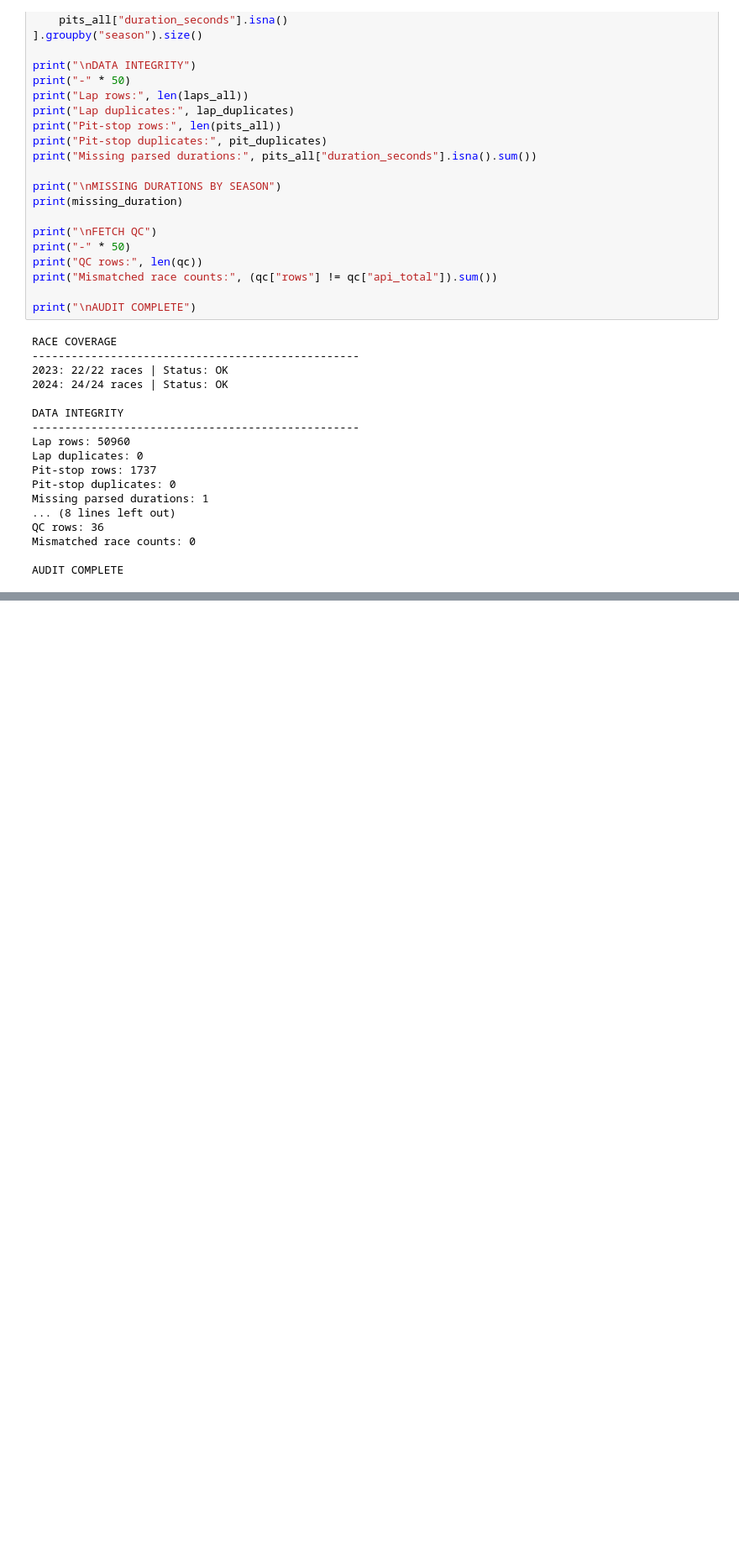
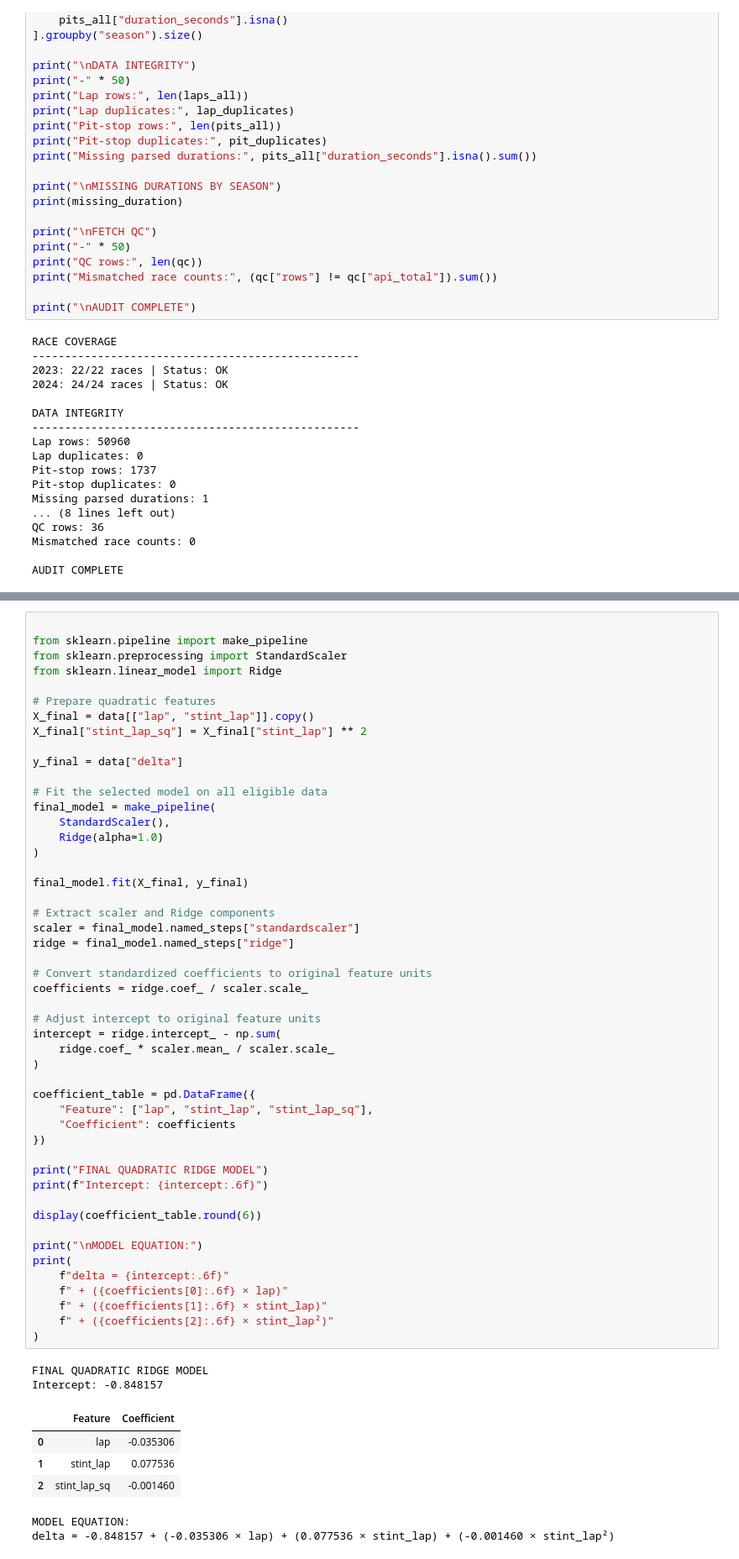
Before and after one commit to ajmanipriyancy/f1-race-strategy, a Jupyter notebook: notebooks/04_data_expansion_and_model_interpretation.ipynb, the cells around one changed output, grey strips where cells are left out. Shown at 84% size. Drawn from its saved outputs; the diff is of its cells as text; blank space fills up the shorter version.

```diff
--- a/notebooks/04_data_expansion_and_model_interpretation.ipynb
+++ b/notebooks/04_data_expansion_and_model_interpretation.ipynb
@@ -608,0 +2038,58 @@ AUDIT COMPLETE
+# %%
+
+from sklearn.pipeline import make_pipeline
+from sklearn.preprocessing import StandardScaler
+from sklearn.linear_model import Ridge
+
+# Prepare quadratic features
+X_final = data[["lap", "stint_lap"]].copy()
+X_final["stint_lap_sq"] = X_final["stint_lap"] ** 2
+
+y_final = data["delta"]
+
+# Fit the selected model on all eligible data
+final_model = make_pipeline(
+    StandardScaler(),
+    Ridge(alpha=1.0)
+)
+
+final_model.fit(X_final, y_final)
+
+# Extract scaler and Ridge components
+scaler = final_model.named_steps["standardscaler"]
+ridge = final_model.named_steps["ridge"]
+
+# Convert standardized coefficients to original feature units
+coefficients = ridge.coef_ / scaler.scale_
+
+# Adjust intercept to original feature units
+intercept = ridge.intercept_ - np.sum(
+    ridge.coef_ * scaler.mean_ / scaler.scale_
+)
+
+coefficient_table = pd.DataFrame({
+    "Feature": ["lap", "stint_lap", "stint_lap_sq"],
+    "Coefficient": coefficients
+})
+
+print("FINAL QUADRATIC RIDGE MODEL")
+print(f"Intercept: {intercept:.6f}")
+
+display(coefficient_table.round(6))
+
+print("\nMODEL EQUATION:")
+print(
+    f"delta = {intercept:.6f}"
+    f" + ({coefficients[0]:.6f} × lap)"
+    f" + ({coefficients[1]:.6f} × stint_lap)"
+    f" + ({coefficients[2]:.6f} × stint_lap²)"
+)
+# %% [output]
+FINAL QUADRATIC RIDGE MODEL
+Intercept: -0.848157
+|  | Feature | Coefficient |
+| 0 | lap | -0.035306 |
+| 1 | stint_lap | 0.077536 |
+| 2 | stint_lap_sq | -0.001460 |
+MODEL EQUATION:
+delta = -0.848157 + (-0.035306 × lap) + (0.077536 × stint_lap) + (-0.001460 × stint_lap²)
```
Also changed, not shown: parts of 16 cells of this notebook, 14 other files.
